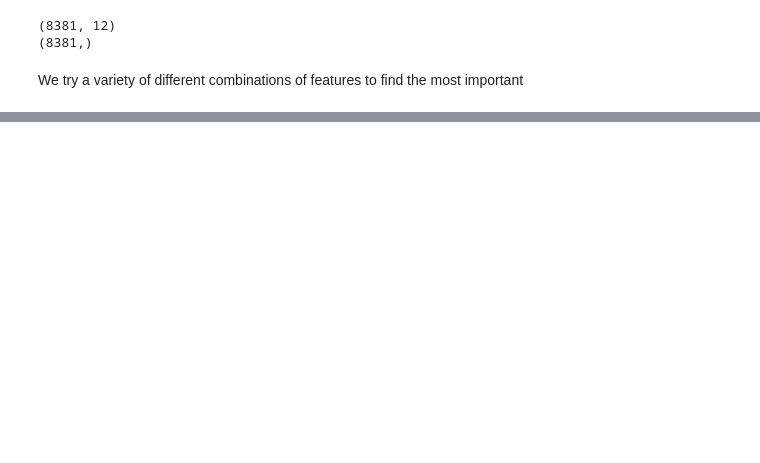
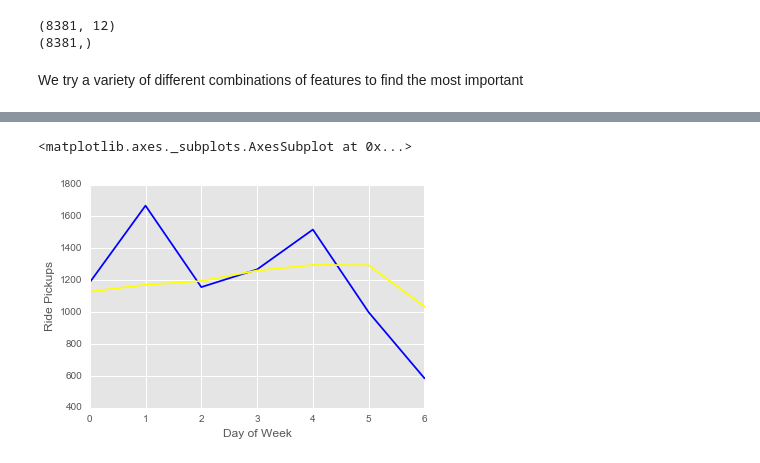
Before and after one commit to dhruvcmu/practicaldatascience, a Jupyter notebook: Final_Report.ipynb, the cells around one changed output, grey strips where cells are left out. Drawn from its saved outputs; the diff is of its cells as text; code cells hidden in the pictures; blank space fills up the shorter version.

```diff
--- a/Final_Report.ipynb
+++ b/Final_Report.ipynb
@@ -592,0 +568,8 @@ print y_test.shape
+# %%
+plt.xlabel('Day of Week')
+plt.ylabel('Ride Pickups')
+uber['Date/Time'][:8381].apply(pd.to_datetime).apply(lambda x: x.weekday()).value_counts().sort_index().plot(color='blue')
+pickNdrop['pickup_datetime'].apply(lambda x: x.weekday()).value_counts().sort_index().plot(color='yellow')
+# %% [output]
+<matplotlib.axes._subplots.AxesSubplot at 0x...>
+[figure, added]
```
Also changed, not shown: parts of 21 cells of this notebook, 1 other file.
